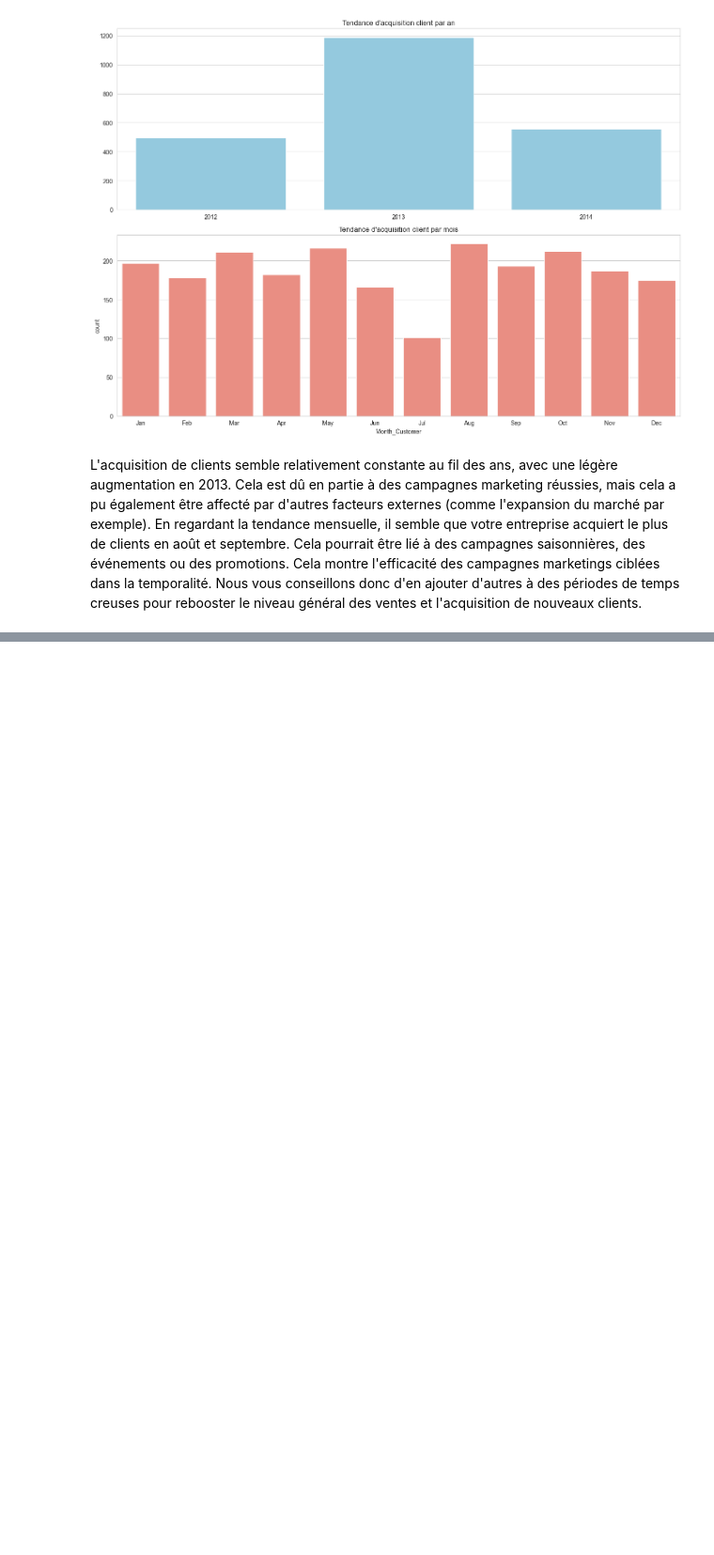
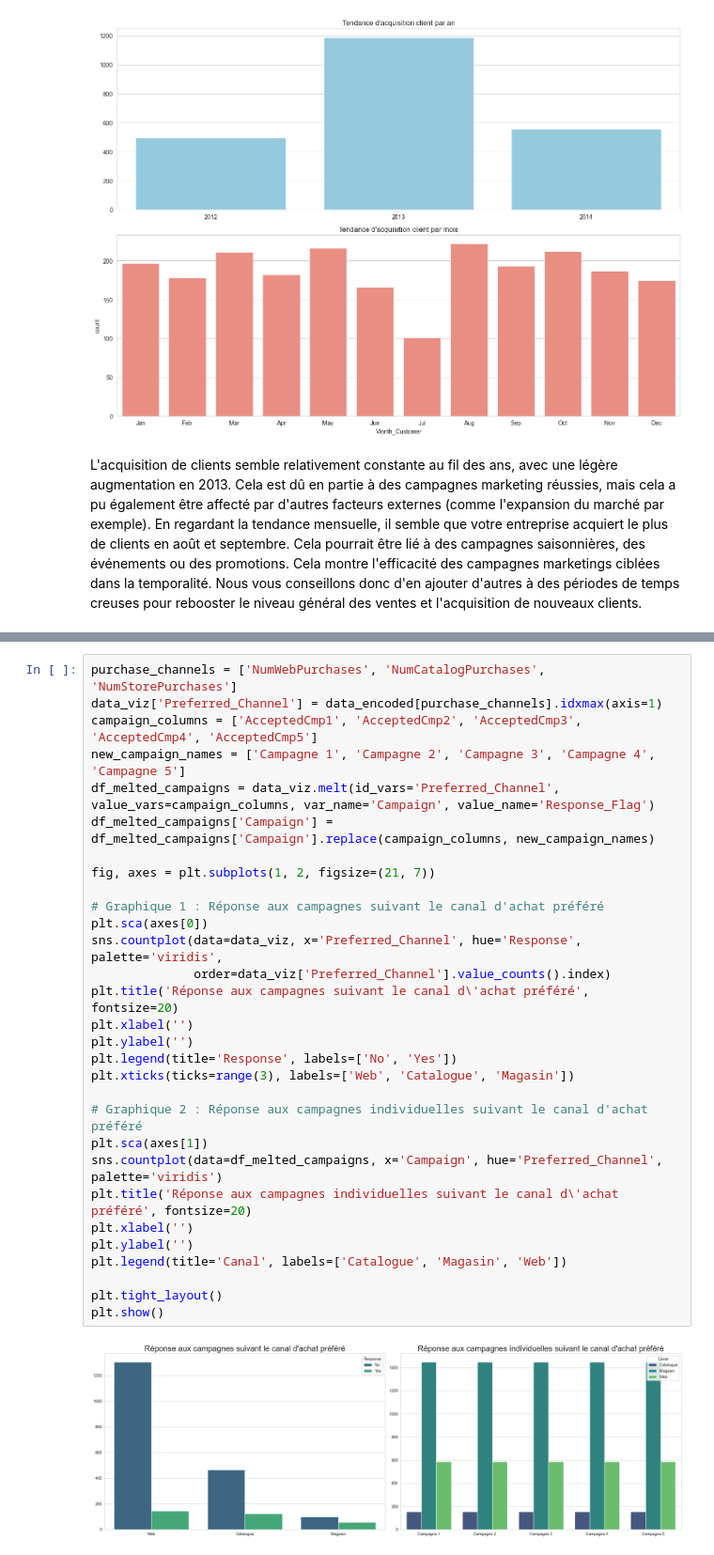
Before and after one commit to MattisFernandez/Rush05, a Jupyter notebook: Notebook.ipynb, the cells around one changed output, grey strips where cells are left out. Shown at 94% size. Drawn from its saved outputs; the diff is of its cells as text; blank space fills up the shorter version.

```diff
--- a/Notebook.ipynb
+++ b/Notebook.ipynb
@@ -368,0 +404,32 @@ Si nous nous intéressons plus à la durée de vie de nos clients, qui est calcu
+# %%
+purchase_channels = ['NumWebPurchases', 'NumCatalogPurchases', 'NumStorePurchases']
+data_viz['Preferred_Channel'] = data_encoded[purchase_channels].idxmax(axis=1)
+campaign_columns = ['AcceptedCmp1', 'AcceptedCmp2', 'AcceptedCmp3', 'AcceptedCmp4', 'AcceptedCmp5']
+new_campaign_names = ['Campagne 1', 'Campagne 2', 'Campagne 3', 'Campagne 4', 'Campagne 5']
+df_melted_campaigns = data_viz.melt(id_vars='Preferred_Channel', value_vars=campaign_columns, var_name='Campaign', value_name='Response_Flag')
+df_melted_campaigns['Campaign'] = df_melted_campaigns['Campaign'].replace(campaign_columns, new_campaign_names)
+
+fig, axes = plt.subplots(1, 2, figsize=(21, 7))
+
+# Graphique 1 : Réponse aux campagnes suivant le canal d'achat préféré
+plt.sca(axes[0])
+sns.countplot(data=data_viz, x='Preferred_Channel', hue='Response', palette='viridis',
+              order=data_viz['Preferred_Channel'].value_counts().index)
+plt.title('Réponse aux campagnes suivant le canal d\'achat préféré', fontsize=20)
+plt.xlabel('')
+plt.ylabel('')
+plt.legend(title='Response', labels=['No', 'Yes'])
+plt.xticks(ticks=range(3), labels=['Web', 'Catalogue', 'Magasin'])
+
+# Graphique 2 : Réponse aux campagnes individuelles suivant le canal d'achat préféré
+plt.sca(axes[1])
+sns.countplot(data=df_melted_campaigns, x='Campaign', hue='Preferred_Channel', palette='viridis')
+plt.title('Réponse aux campagnes individuelles suivant le canal d\'achat préféré', fontsize=20)
+plt.xlabel('')
+plt.ylabel('')
+plt.legend(title='Canal', labels=['Catalogue', 'Magasin', 'Web'])
+
+plt.tight_layout()
+plt.show()
+# %% [output]
+[figure, added]
```
Also changed, not shown: parts of 9 cells of this notebook.
